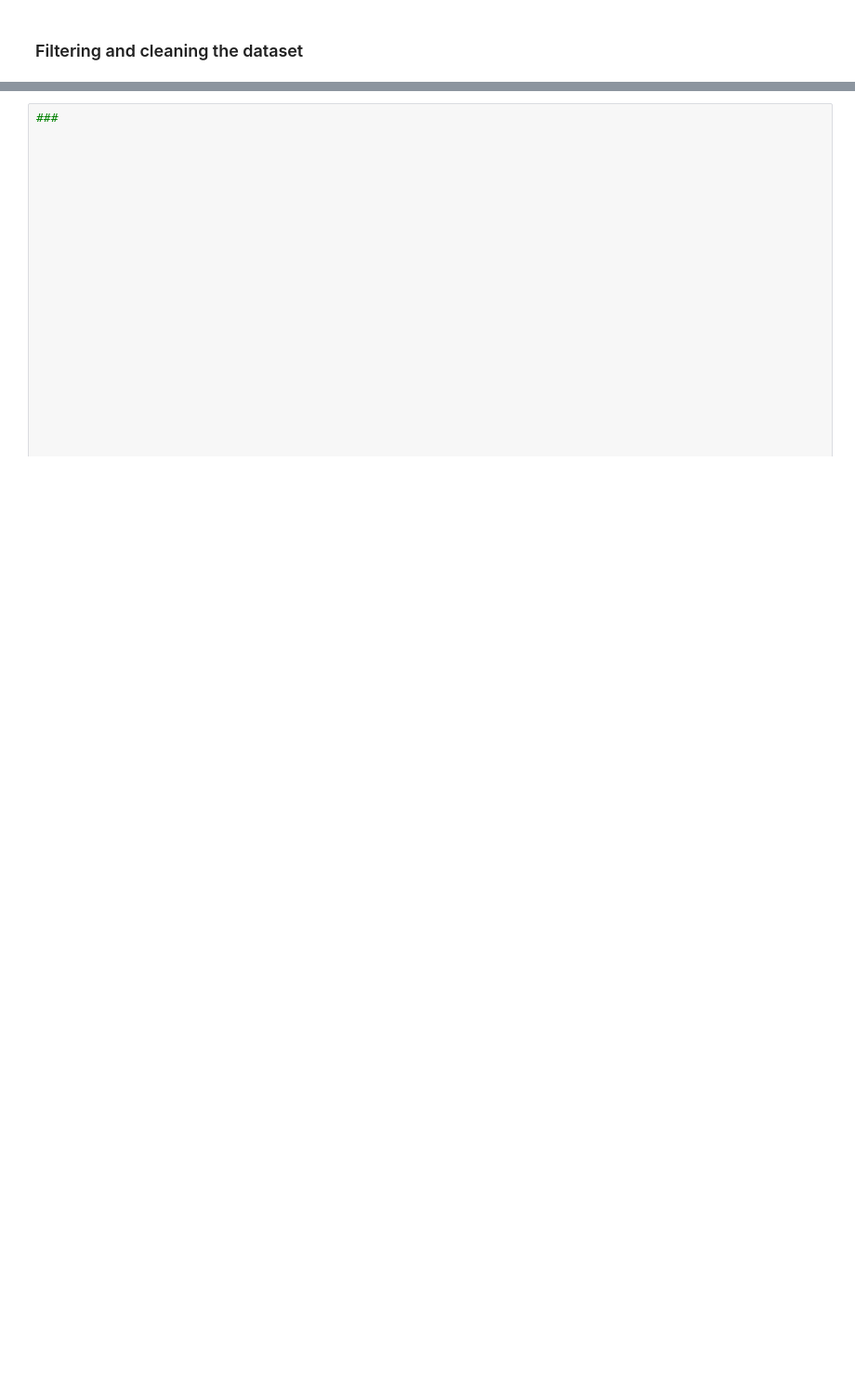
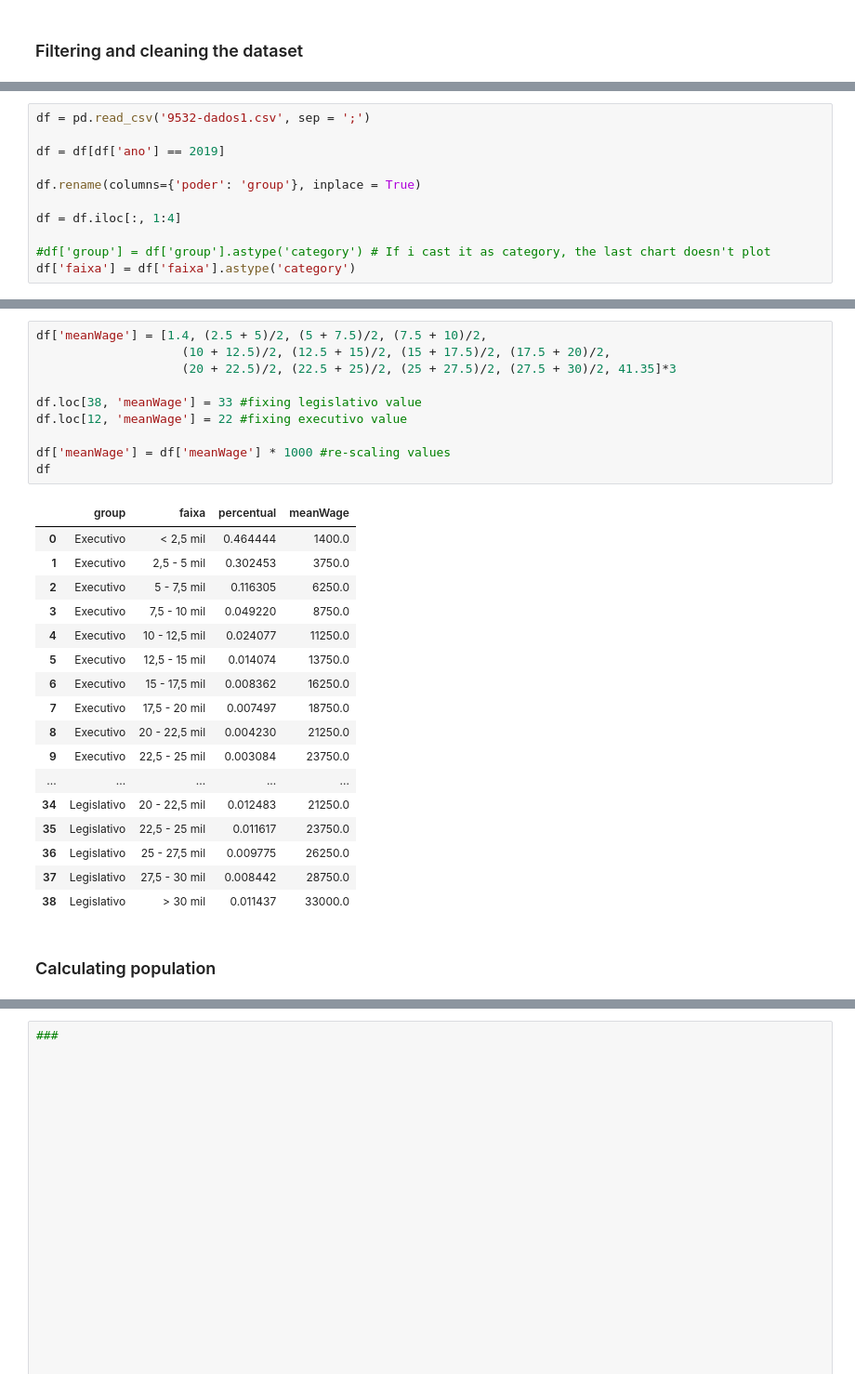
Before and after one commit to GustavoSept/Brazil_EconomicStats, a Jupyter notebook: PublicSector_SpenditureCut_BR/BR Public Sector Expenditure Cut.ipynb, the cells around one changed output, grey strips where cells are left out. Shown: that part at 93% size. Cells and saved outputs as stored; diff of their text form; blank space fills up the shorter version.

```diff
--- a/PublicSector_SpenditureCut_BR/BR Public Sector Expenditure Cut.ipynb
+++ b/PublicSector_SpenditureCut_BR/BR Public Sector Expenditure Cut.ipynb
@@ -174,0 +17,11 @@ plt.show()
+# %%
+df = pd.read_csv('9532-dados1.csv', sep = ';')
+
+df = df[df['ano'] == 2019]
+
+df.rename(columns={'poder': 'group'}, inplace = True)
+
+df = df.iloc[:, 1:4]
+
+#df['group'] = df['group'].astype('category') # If i cast it as category, the last chart doesn't plot
+df['faixa'] = df['faixa'].astype('category')
@@ -174,0 +37,30 @@ plt.show()
+# %%
+df['meanWage'] = [1.4, (2.5 + 5)/2, (5 + 7.5)/2, (7.5 + 10)/2,
+                    (10 + 12.5)/2, (12.5 + 15)/2, (15 + 17.5)/2, (17.5 + 20)/2,
+                    (20 + 22.5)/2, (22.5 + 25)/2, (25 + 27.5)/2, (27.5 + 30)/2, 41.35]*3
+
+df.loc[38, 'meanWage'] = 33 #fixing legislativo value
+df.loc[12, 'meanWage'] = 22 #fixing executivo value
+
+df['meanWage'] = df['meanWage'] * 1000 #re-scaling values
+df
+# %% [output]
+|  | group | faixa | percentual | meanWage |
+| 0 | Executivo | < 2,5 mil | 0.464444 | 1400.0 |
+| 1 | Executivo | 2,5 - 5 mil | 0.302453 | 3750.0 |
+| 2 | Executivo | 5 - 7,5 mil | 0.116305 | 6250.0 |
+| 3 | Executivo | 7,5 - 10 mil | 0.049220 | 8750.0 |
+| 4 | Executivo | 10 - 12,5 mil | 0.024077 | 11250.0 |
+| 5 | Executivo | 12,5 - 15 mil | 0.014074 | 13750.0 |
+| 6 | Executivo | 15 - 17,5 mil | 0.008362 | 16250.0 |
+| 7 | Executivo | 17,5 - 20 mil | 0.007497 | 18750.0 |
+| 8 | Executivo | 20 - 22,5 mil | 0.004230 | 21250.0 |
+| 9 | Executivo | 22,5 - 25 mil | 0.003084 | 23750.0 |
+| ... | ... | ... | ... | ... |
+| 34 | Legislativo | 20 - 22,5 mil | 0.012483 | 21250.0 |
+| 35 | Legislativo | 22,5 - 25 mil | 0.011617 | 23750.0 |
+| 36 | Legislativo | 25 - 27,5 mil | 0.009775 | 26250.0 |
+| 37 | Legislativo | 27,5 - 30 mil | 0.008442 | 28750.0 |
+| 38 | Legislativo | > 30 mil | 0.011437 | 33000.0 |
+# %% [markdown]
+### Calculating population
```
Also changed, not shown: parts of 27 cells of this notebook.
